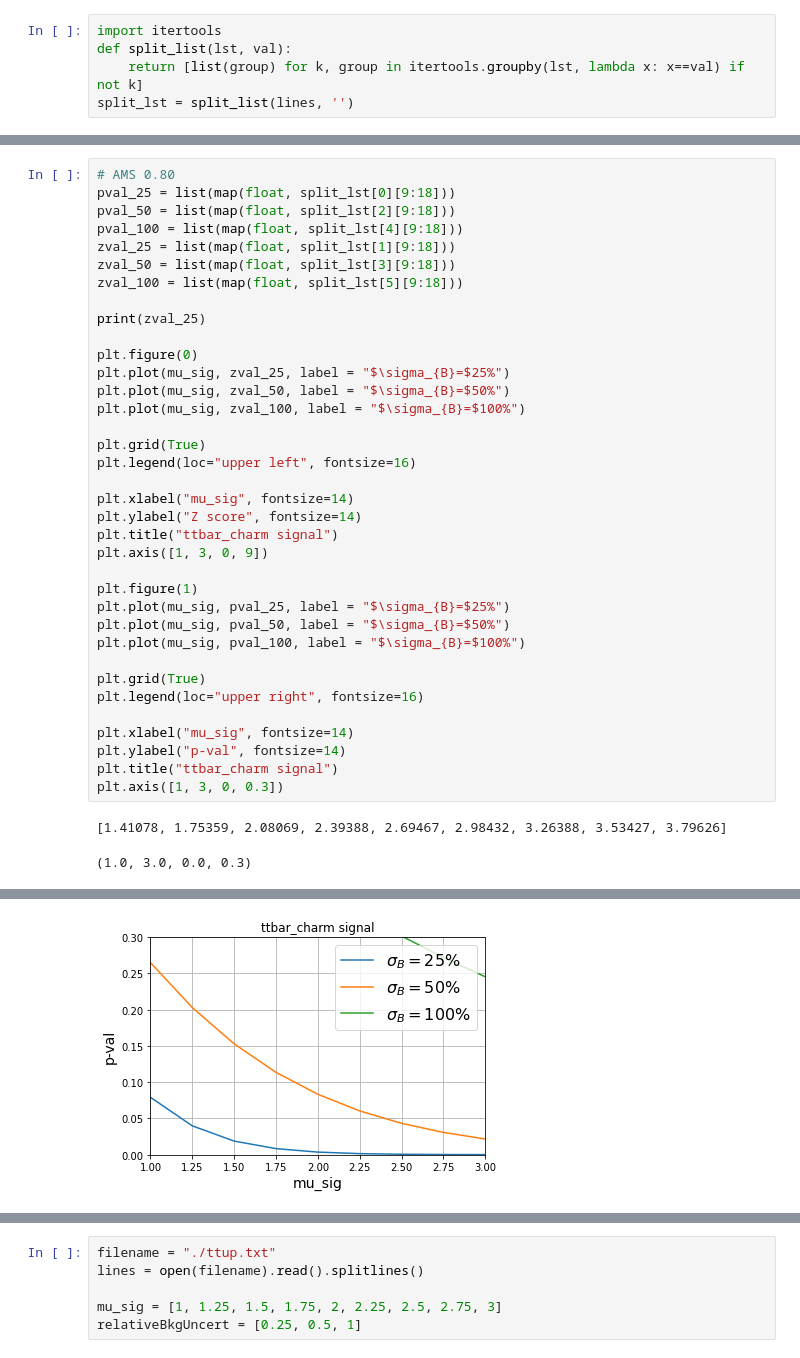
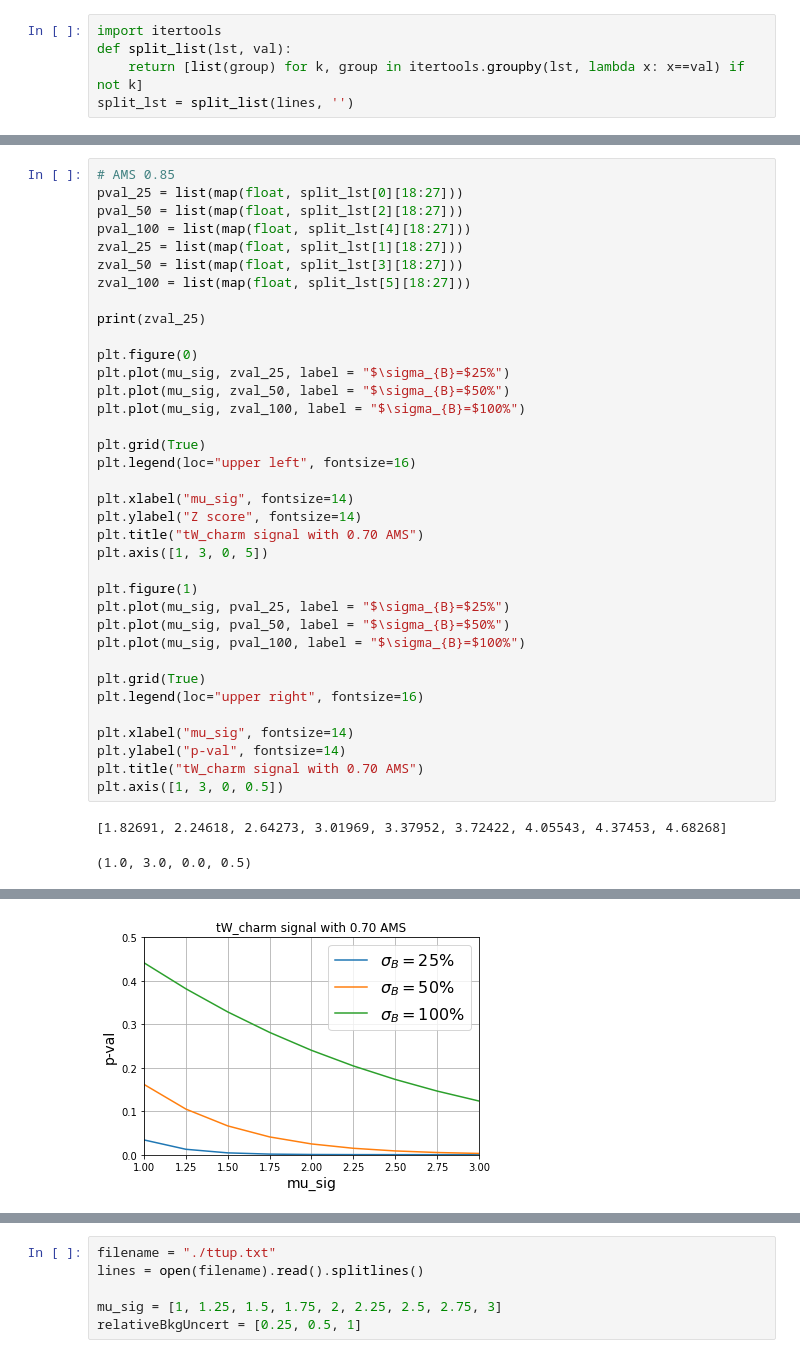
Before and after one commit to mghasemi19/TopFC, a Jupyter notebook: Fit_results/tW_significance_plot.ipynb, the cells around one changed output, grey strips where cells are left out. Saved outputs shown, nothing was run; the diff lists cells and outputs as text.

```diff
--- a/Fit_results/tW_significance_plot.ipynb
+++ b/Fit_results/tW_significance_plot.ipynb
@@ -58,11 +102,11 @@ plt.axis([1, 3, 0, 0.3])
 # %%
-# AMS 0.80
-pval_25 = list(map(float, split_lst[0][9:18]))
-pval_50 = list(map(float, split_lst[2][9:18]))
-pval_100 = list(map(float, split_lst[4][9:18]))
-zval_25 = list(map(float, split_lst[1][9:18]))
-zval_50 = list(map(float, split_lst[3][9:18]))
-zval_100 = list(map(float, split_lst[5][9:18]))
+# AMS 0.85
+pval_25 = list(map(float, split_lst[0][18:27]))
+pval_50 = list(map(float, split_lst[2][18:27]))
+pval_100 = list(map(float, split_lst[4][18:27]))
+zval_25 = list(map(float, split_lst[1][18:27]))
+zval_50 = list(map(float, split_lst[3][18:27]))
+zval_100 = list(map(float, split_lst[5][18:27]))
 
 print(zval_25)
 
@@ -76,8 +120,8 @@ plt.legend(loc="upper left", fontsize=16)
 
 plt.xlabel("mu_sig", fontsize=14)
 plt.ylabel("Z score", fontsize=14)
-plt.title("ttbar_charm signal")
-plt.axis([1, 3, 0, 9])
+plt.title("tW_charm signal with 0.70 AMS")
+plt.axis([1, 3, 0, 5])
 
 plt.figure(1)
 plt.plot(mu_sig, pval_25, label = "$\sigma_{B}=$25%")
@@ -89,8 +133,8 @@ plt.legend(loc="upper right", fontsize=16)
 
 plt.xlabel("mu_sig", fontsize=14)
 plt.ylabel("p-val", fontsize=14)
-plt.title("ttbar_charm signal")
-plt.axis([1, 3, 0, 0.3])
+plt.title("tW_charm signal with 0.70 AMS")
+plt.axis([1, 3, 0, 0.5])
 # %% [output]
-[1.41078, 1.75359, 2.08069, 2.39388, 2.69467, 2.98432, 3.26388, 3.53427, 3.79626]
+[1.82691, 2.24618, 2.64273, 3.01969, 3.37952, 3.72422, 4.05543, 4.37453, 4.68268]
-(1.0, 3.0, 0.0, 0.3)
+(1.0, 3.0, 0.0, 0.5)
@@ -98 +142 @@ plt.axis([1, 3, 0, 0.3])
-[figure, old version]
+[figure, new version]
```
Also changed, not shown: parts of 4 cells of this notebook, 1 other file.
